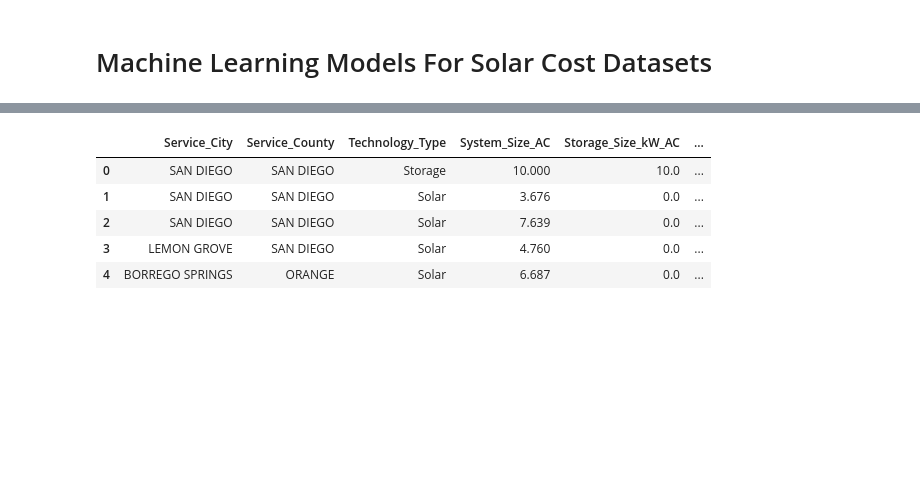
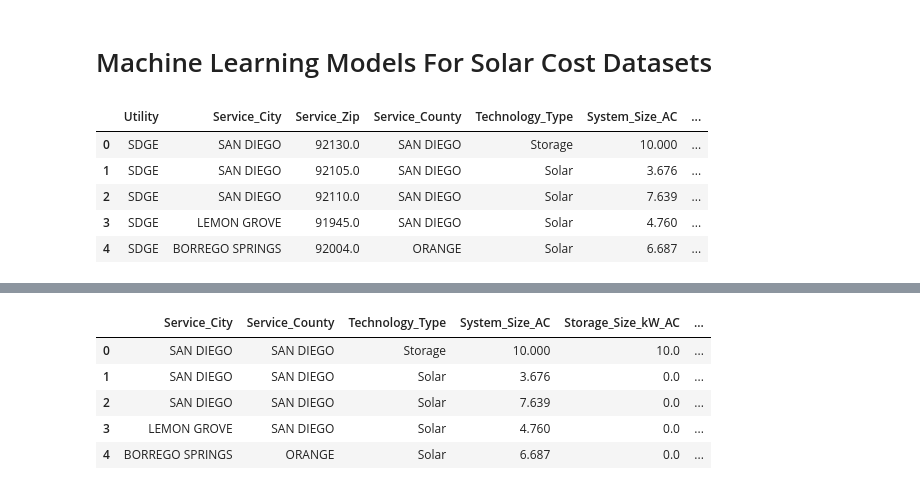
Before and after one commit to ns96/ML_Project, a Jupyter notebook: ml_nstevens.ipynb, the cells around one changed output, grey strips where cells are left out. Drawn from its saved outputs; the diff is of its cells as text; code cells hidden in the pictures; blank space fills up the shorter version.

```diff
--- a/ml_nstevens.ipynb
+++ b/ml_nstevens.ipynb
@@ -23,7 +26,15 @@ tf.config.set_visible_devices(hw[0])
 # %%
 # import the Utility dataset
 utility = 'SDGE'
-#data_file = "DataFrames/df_" + utility + ".csv"
+#data_file = "clean_data/df_" + utility + ".csv"
 data_file = "/Users/ns96/Documents/ML_Project/df_" + utility + ".csv"
 
 utility_df = pd.read_csv(data_file)
+utility_df.head()
+# %% [output]
+|  | Utility | Service_City | Service_Zip | Service_County | Technology_Type | System_Size_AC | ... |
+| 0 | SDGE | SAN DIEGO | 92130.0 | SAN DIEGO | Storage | 10.000 | ... |
+| 1 | SDGE | SAN DIEGO | 92105.0 | SAN DIEGO | Solar | 3.676 | ... |
+| 2 | SDGE | SAN DIEGO | 92110.0 | SAN DIEGO | Solar | 7.639 | ... |
+| 3 | SDGE | LEMON GROVE | 91945.0 | SAN DIEGO | Solar | 4.760 | ... |
+| 4 | SDGE | BORREGO SPRINGS | 92004.0 | ORANGE | Solar | 6.687 | ... |
```
Also changed, not shown: parts of 15 cells of this notebook.
